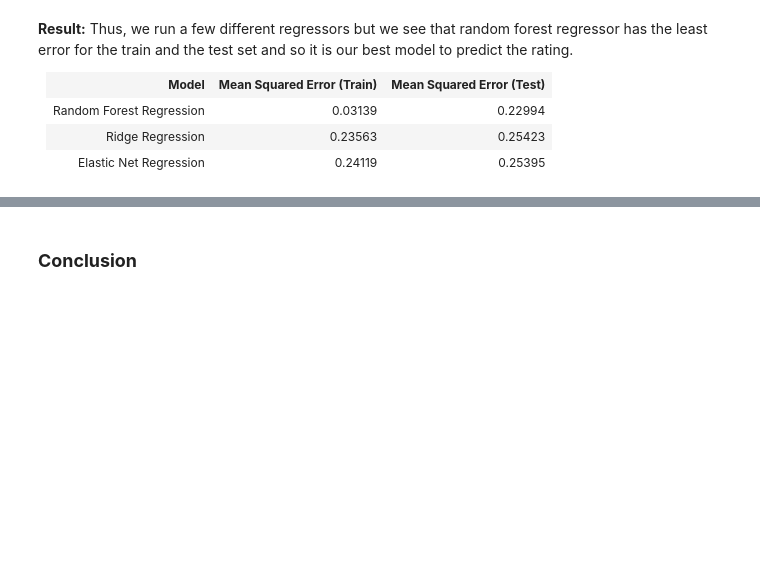
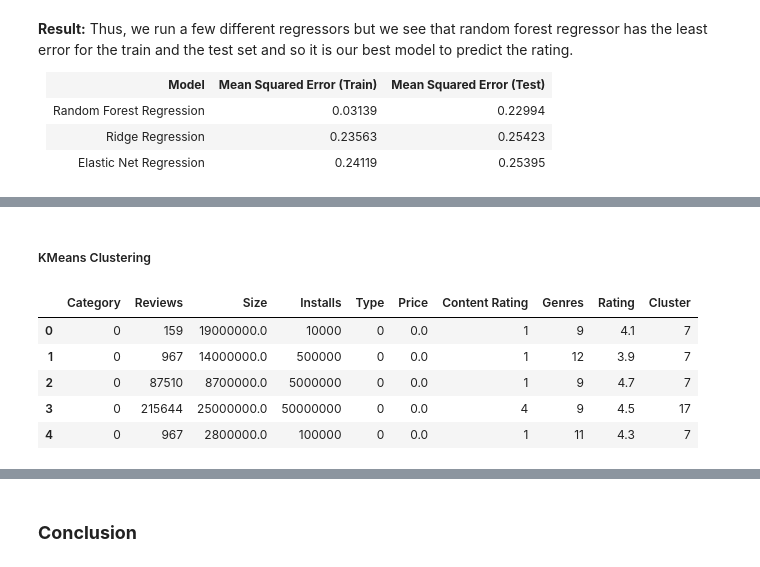
Before and after one commit to nishtha489/Coursera-Data-Science-Capstone, a Jupyter notebook: App_Rating.ipynb, the cells around one changed output, grey strips where cells are left out. Saved outputs shown, nothing was run; the diff lists cells and outputs as text; code cells hidden in the pictures; blank space fills up the shorter version.

```diff
--- a/App_Rating.ipynb
+++ b/App_Rating.ipynb
@@ -1010,0 +1110,3 @@ plt.show()
+# %%
+google_df = pd.concat([google_df, y], axis = 1)
+google_df.head()
@@ -1010,0 +1120,6 @@ plt.show()
+# %%
+from sklearn.preprocessing import StandardScaler
+X = google_df.copy()
+X = np.nan_to_num(X)
+Clus_dataSet = StandardScaler().fit_transform(X)
+Clus_dataSet
@@ -1010,0 +1140,18 @@ plt.show()
+# %% [markdown]
+##### KMeans Clustering
+# %%
+from sklearn.cluster import KMeans
+clusterNum = 33
+k_means = KMeans(init = "k-means++", n_clusters = clusterNum, n_init = 12)
+k_means.fit(Clus_dataSet)
+labels = k_means.labels_
+# %%
+google_df["Cluster"] = labels
+google_df.head()
+# %% [output]
+|  | Category | Reviews | Size | Installs | Type | Price | Content Rating | Genres | Rating | Cluster |
+| 0 | 0 | 159 | 19000000.0 | 10000 | 0 | 0.0 | 1 | 9 | 4.1 | 7 |
+| 1 | 0 | 967 | 14000000.0 | 500000 | 0 | 0.0 | 1 | 12 | 3.9 | 7 |
+| 2 | 0 | 87510 | 8700000.0 | 5000000 | 0 | 0.0 | 1 | 9 | 4.7 | 7 |
+| 3 | 0 | 215644 | 25000000.0 | 50000000 | 0 | 0.0 | 4 | 9 | 4.5 | 17 |
+| 4 | 0 | 967 | 2800000.0 | 100000 | 0 | 0.0 | 1 | 11 | 4.3 | 7 |
```
Also changed, not shown: parts of 42 cells of this notebook.
